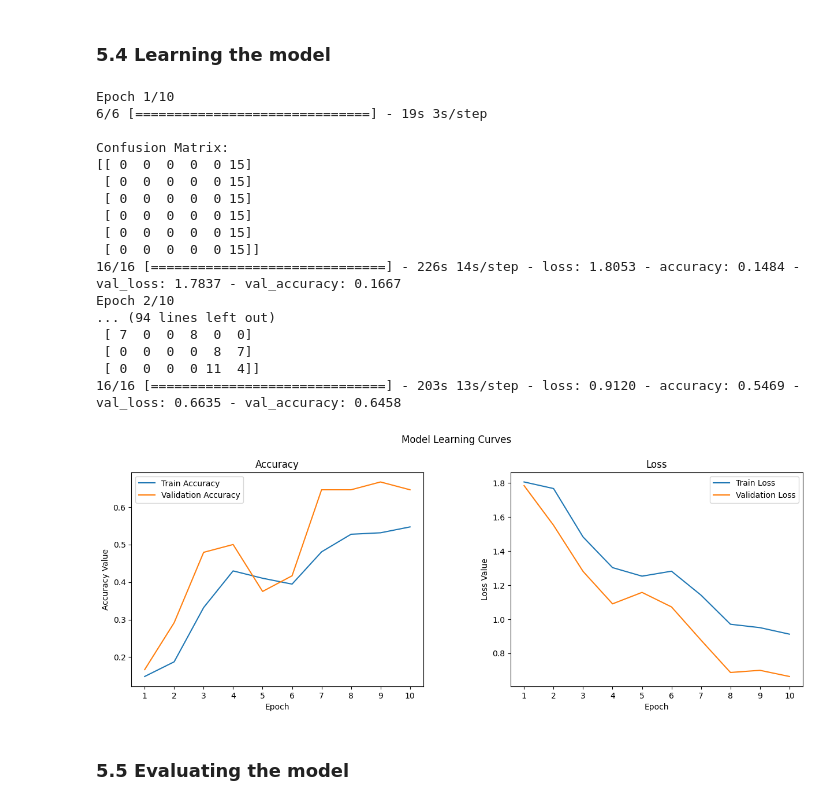
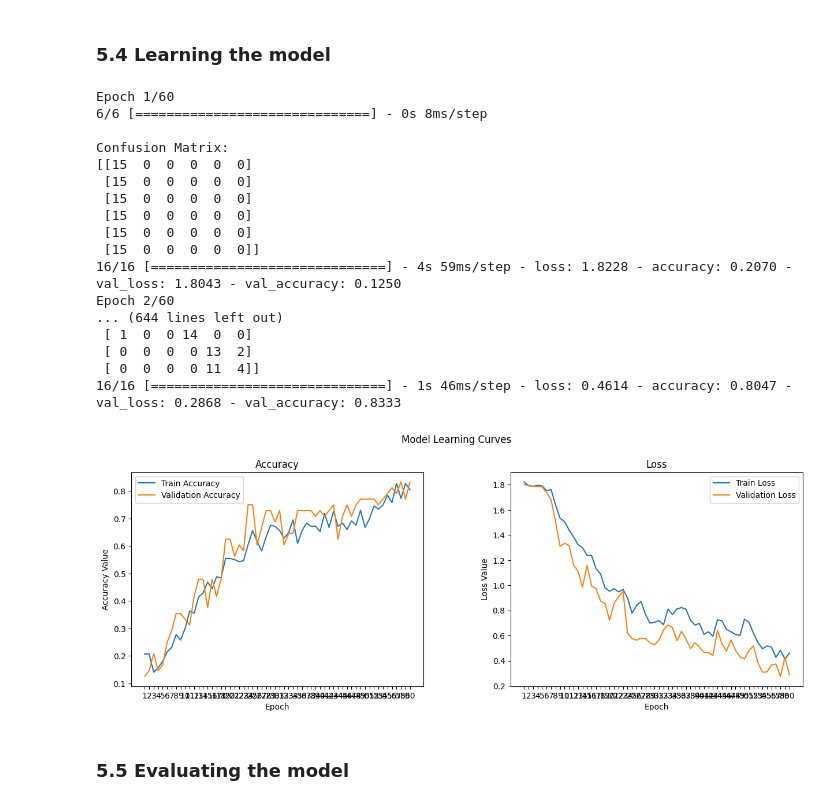
Before and after one commit to MelDubi/depot-ensta-python, a Jupyter notebook: machine_learning/tp8/code/Learning_CNNs_Starter.ipynb, the cells around one changed output. Cells and saved outputs as stored; diff of their text form; code cells hidden in the pictures.

```diff
--- a/machine_learning/tp8/code/Learning_CNNs_Starter.ipynb
+++ b/machine_learning/tp8/code/Learning_CNNs_Starter.ipynb
@@ -319,25 +314,20 @@ Encoding done...
 # ----------- Your code here --------------------->
 
 from functools import partial
-
-def normalize(image):
-    image_mean = tf.reduce_mean(image, axis=[0, 1], keepdims=True)
-    image_std = tf.math.reduce_std(image, axis=[0, 1], keepdims=True) + 1e-7
-
-    return (image - image_mean) / image_std
 
 def preprocess(image, label, train=False):
     if train:
         image = tf.image.rot90(image, k=tf.random.uniform(shape=[], minval=0, maxval=4, dtype=tf.int32))
         image = tf.image.random_flip_left_right(image)
         image = tf.image.random_flip_up_down(image)
-        image = tf.image.random_brightness(image, max_delta=0.2)
-        image = tf.image.random_contrast(image, lower=0.8, upper=1.2)
+        image = tf.image.random_brightness(image, max_delta=0.3)
+        image = tf.image.random_contrast(image, lower=0.7, upper=1.4)
 
-    final_image = normalize(image)
+    image_mean = tf.reduce_mean(image, axis=[0, 1], keepdims=True)
+    image_std = tf.math.reduce_std(image, axis=[0, 1], keepdims=True) + 1e-7
+    image = (image - image_mean) / image_std
 
-    return final_image, label
-
+    return image, label
 
 batch_size = 16
 
@@ -355,21 +345,24 @@ ds_test = ds_test.map(preprocess).batch(batch_size)
 #----------- Your code here --------------------->
 
 model = tf.keras.models.Sequential()
-model.add(keras.layers.Conv2D(64, (7, 7), activation='relu', padding='same', input_shape=(200, 200, channel_nb)))
+model.add(keras.layers.Conv2D(32, (7, 7), activation='relu', input_shape=(200, 200, channel_nb)))
 model.add(keras.layers.MaxPooling2D((2, 2)))
-model.add(keras.layers.Conv2D(128, (3, 3), activation='relu', padding='same'))
-model.add(keras.layers.Conv2D(128, (3, 3), activation='relu', padding='same'))
+model.add(keras.layers.Conv2D(64, (3, 3), activation='relu'))
 model.add(keras.layers.MaxPooling2D((2, 2)))
-model.add(keras.layers.Conv2D(256, (3, 3), activation='relu', padding='same'))
-model.add(keras.layers.Conv2D(256, (3, 3), activation='relu', padding='same'))
+model.add(keras.layers.Conv2D(128, (3, 3), activation='relu'))
+model.add(keras.layers.Conv2D(128, (3, 3), activation='relu'))
 model.add(keras.layers.MaxPooling2D((2, 2)))
-model.add(keras.layers.GlobalAveragePooling2D())
-model.add(keras.layers.Dense(256, activation='relu'))
+model.add(keras.layers.Conv2D(256, (3, 3), activation='relu'))
+model.add(keras.layers.Conv2D(256, (3, 3), activation='relu'))
+model.add(keras.layers.MaxPooling2D((2, 2)))
+model.add(keras.layers.Flatten())
+model.add(keras.layers.Dense(128, activation='relu'))
 model.add(keras.layers.Dropout(0.5))
-model.add(keras.layers.Dense(128, activation='relu'))
+model.add(keras.layers.Dense(64, activation='relu'))
 model.add(keras.layers.Dropout(0.5))
 model.add(keras.layers.Dense(label_nb, activation="softmax"))
 
+
 #------------------------------------------------>
 model.summary()
 # %% [output]
@@ -395,43 +388,43 @@ _________________________________________________________________
 # %%
 #----------- Your code here --------------------->
 loss_fcn = "sparse_categorical_crossentropy"
-optimizer_fcn = "nadam" # par alias
+optimizer_fcn = tf.keras.optimizers.Adam(learning_rate=0.0004)
 metrics_fcn = ["accuracy"] # par alias
 
 model.compile(loss=loss_fcn, optimizer=optimizer_fcn, metrics=metrics_fcn)
 
-NB_EPOCHS = 10
+NB_EPOCHS = 60
 
 cbk_matconf = ConfusionEvaluation(validation_data=(ds_val, labelInd_val))
 history = model.fit(ds_train,
                     steps_per_epoch=int(0.75 * dataset_size / batch_size),
                     validation_data=ds_val,
                     validation_steps=int(0.15 * dataset_size / batch_size),
                     epochs=NB_EPOCHS,
                     callbacks=[cbk_matconf])
 
 learningCurves(history.history, "Model Learning Curves")
 
 #------------------------------------------------>
 # %% [output]
-Epoch 1/10
-6/6 [==============================] - 19s 3s/step
+Epoch 1/60
+6/6 [==============================] - 0s 8ms/step
 
 Confusion Matrix:
-[[ 0  0  0  0  0 15]
- [ 0  0  0  0  0 15]
- [ 0  0  0  0  0 15]
- [ 0  0  0  0  0 15]
- [ 0  0  0  0  0 15]
- [ 0  0  0  0  0 15]]
-16/16 [==============================] - 226s 14s/step - loss: 1.8053 - accuracy: 0.1484 - val_loss: 1.7837 - val_accuracy: 0.1667
-Epoch 2/10
-... (94 lines left out)
- [ 7  0  0  8  0  0]
- [ 0  0  0  0  8  7]
+[[15  0  0  0  0  0]
+ [15  0  0  0  0  0]
+ [15  0  0  0  0  0]
+ [15  0  0  0  0  0]
+ [15  0  0  0  0  0]
+ [15  0  0  0  0  0]]
+16/16 [==============================] - 4s 59ms/step - loss: 1.8228 - accuracy: 0.2070 - val_loss: 1.8043 - val_accuracy: 0.1250
+Epoch 2/60
+... (644 lines left out)
+ [ 1  0  0 14  0  0]
+ [ 0  0  0  0 13  2]
  [ 0  0  0  0 11  4]]
-16/16 [==============================] - 203s 13s/step - loss: 0.9120 - accuracy: 0.5469 - val_loss: 0.6635 - val_accuracy: 0.6458
+16/16 [==============================] - 1s 46ms/step - loss: 0.4614 - accuracy: 0.8047 - val_loss: 0.2868 - val_accuracy: 0.8333
-[figure, old version]
+[figure, new version]
 # %% [markdown]
 ### 5.5 Evaluating the model
 # %%
```
Also changed, not shown: parts of 5 cells of this notebook.
